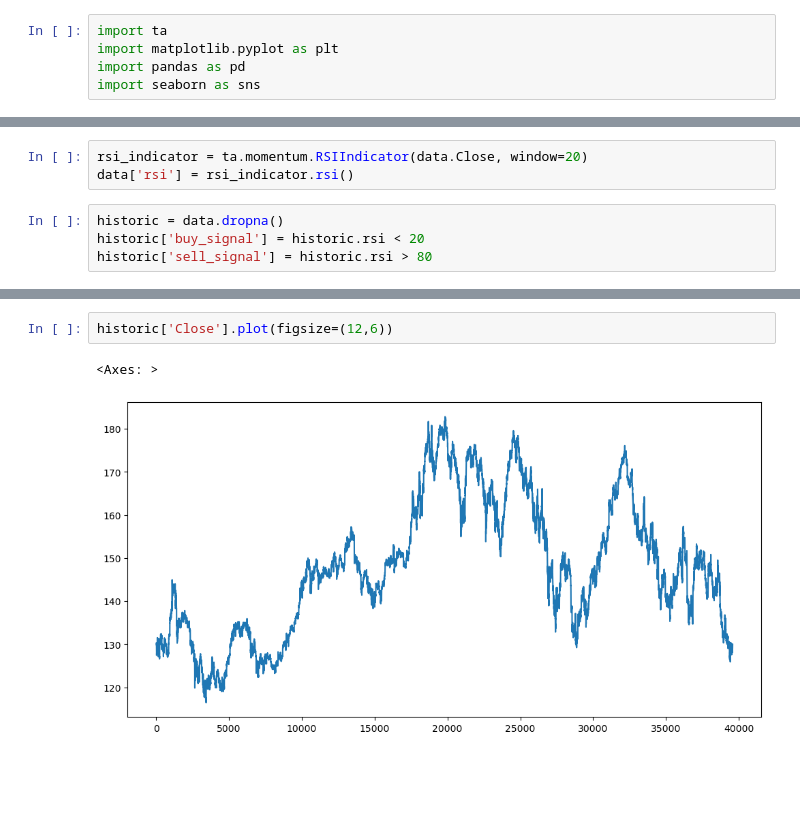
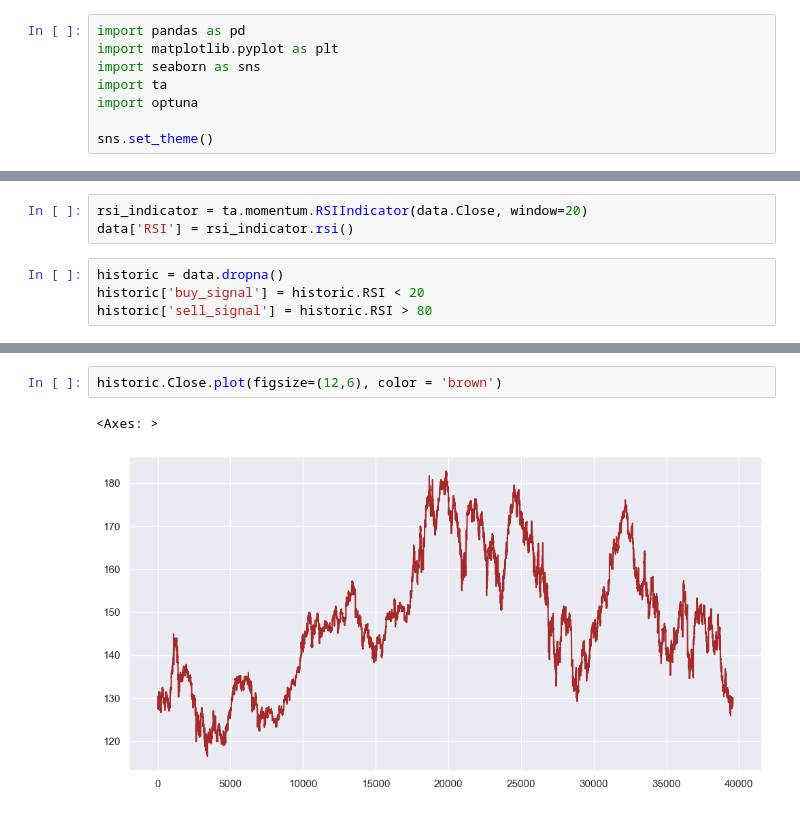
Before and after one commit to Rolando1708/Trading, a Jupyter notebook: Backtesting.ipynb, the cells around one changed output, grey strips where cells are left out. Cells and saved outputs as stored; diff of their text form; blank space fills up the shorter version.

```diff
--- a/Backtesting.ipynb
+++ b/Backtesting.ipynb
@@ -1,5 +12,8 @@
 # %%
+import pandas as pd
+import matplotlib.pyplot as plt
+import seaborn as sns
 import ta
-import matplotlib.pyplot as plt
-import pandas as pd
-import seaborn as sns
+import optuna
+
+sns.set_theme()
@@ -17,10 +158,10 @@ data.head()
 # %%
 rsi_indicator = ta.momentum.RSIIndicator(data.Close, window=20)
-data['rsi'] = rsi_indicator.rsi()
+data['RSI'] = rsi_indicator.rsi()
 # %%
 historic = data.dropna()
-historic['buy_signal'] = historic.rsi < 20
-historic['sell_signal'] = historic.rsi > 80
+historic['buy_signal'] = historic.RSI < 20
+historic['sell_signal'] = historic.RSI > 80
 # %% [output]
 A value is trying to be set on a copy of a slice from a DataFrame.
 Try using .loc[row_indexer,col_indexer] = value instead
@@ -180,5 +245,5 @@ cash, len(active_long_positions)
 # %%
-historic['Close'].plot(figsize=(12,6))
+historic.Close.plot(figsize=(12,6), color = 'brown')
 # %% [output]
 <Axes: >
-[figure, old version]
+[figure, new version]
```
Also changed, not shown: parts of 17 cells of this notebook, 3 other files.
